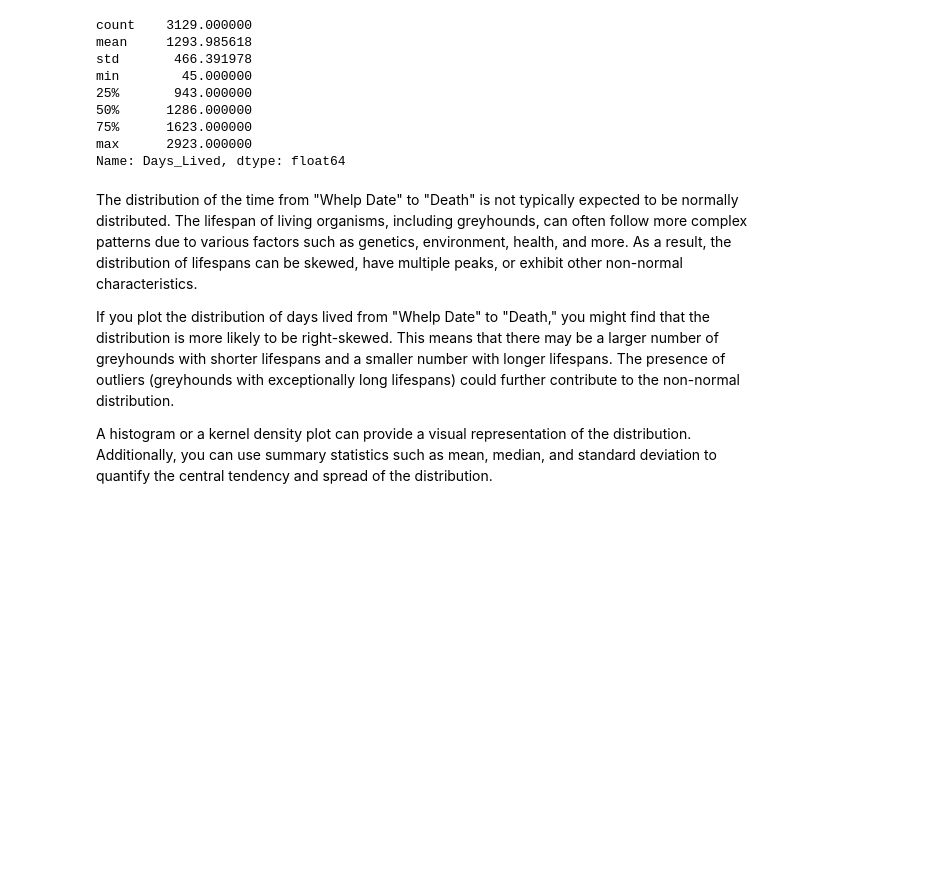
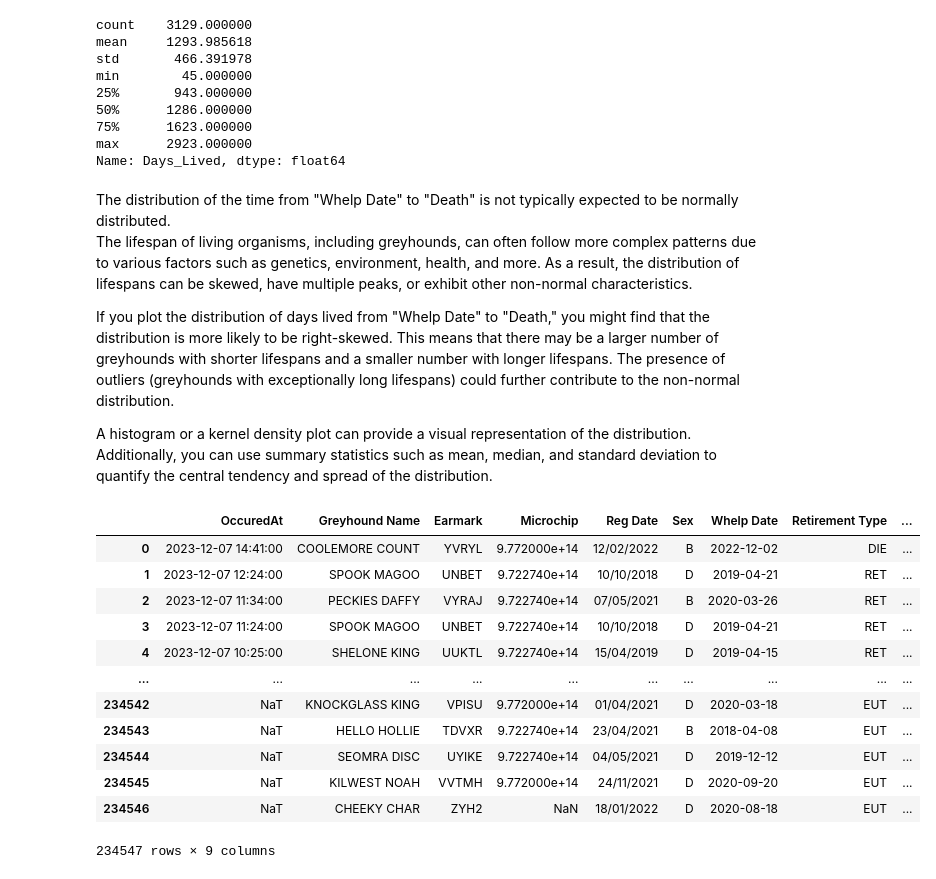
Before and after one commit to sba22178/capstone2023, a Jupyter notebook: Adding the status cloumn.ipynb, the cells around one changed output. Drawn from its saved outputs; the diff is of its cells as text; code cells hidden in the pictures; blank space fills up the shorter version.

```diff
--- a/Adding the status cloumn.ipynb
+++ b/Adding the status cloumn.ipynb
@@ -226,8 +226,24 @@ min        45.000000
 max      2923.000000
 Name: Days_Lived, dtype: float64
 # %% [markdown]
-The distribution of the time from "Whelp Date" to "Death" is not typically expected to be normally distributed. The lifespan of living organisms, including greyhounds, can often follow more complex patterns due to various factors such as genetics, environment, health, and more. As a result, the distribution of lifespans can be skewed, have multiple peaks, or exhibit other non-normal characteristics.
+The distribution of the time from "Whelp Date" to "Death" is not typically expected to be normally distributed.<BR> The lifespan of living organisms, including greyhounds, can often follow more complex patterns due to various factors such as genetics, environment, health, and more. As a result, the distribution of lifespans can be skewed, have multiple peaks, or exhibit other non-normal characteristics.
 
 If you plot the distribution of days lived from "Whelp Date" to "Death," you might find that the distribution is more likely to be right-skewed. This means that there may be a larger number of greyhounds with shorter lifespans and a smaller number with longer lifespans. The presence of outliers (greyhounds with exceptionally long lifespans) could further contribute to the non-normal distribution.
 
 A histogram or a kernel density plot can provide a visual representation of the distribution. Additionally, you can use summary statistics such as mean, median, and standard deviation to quantify the central tendency and spread of the distribution.
+# %%
+df
+# %% [output]
+|  | OccuredAt | Greyhound Name | Earmark | Microchip | Reg Date | Sex | Whelp Date | Retirement Type | ... |
+| 0 | 2023-12-07 14:41:00 | COOLEMORE COUNT | YVRYL | 9.772000e+14 | 12/02/2022 | B | 2022-12-02 | DIE | ... |
+| 1 | 2023-12-07 12:24:00 | SPOOK MAGOO | UNBET | 9.722740e+14 | 10/10/2018 | D | 2019-04-21 | RET | ... |
+| 2 | 2023-12-07 11:34:00 | PECKIES DAFFY | VYRAJ | 9.722740e+14 | 07/05/2021 | B | 2020-03-26 | RET | ... |
+| 3 | 2023-12-07 11:24:00 | SPOOK MAGOO | UNBET | 9.722740e+14 | 10/10/2018 | D | 2019-04-21 | RET | ... |
+| 4 | 2023-12-07 10:25:00 | SHELONE KING | UUKTL | 9.722740e+14 | 15/04/2019 | D | 2019-04-15 | RET | ... |
+| ... | ... | ... | ... | ... | ... | ... | ... | ... | ... |
+| 234542 | NaT | KNOCKGLASS KING | VPISU | 9.772000e+14 | 01/04/2021 | D | 2020-03-18 | EUT | ... |
+| 234543 | NaT | HELLO HOLLIE | TDVXR | 9.722740e+14 | 23/04/2021 | B | 2018-04-08 | EUT | ... |
+| 234544 | NaT | SEOMRA DISC | UYIKE | 9.722740e+14 | 04/05/2021 | D | 2019-12-12 | EUT | ... |
+| 234545 | NaT | KILWEST NOAH | VVTMH | 9.772000e+14 | 24/11/2021 | D | 2020-09-20 | EUT | ... |
+| 234546 | NaT | CHEEKY CHAR | ZYH2 | NaN | 18/01/2022 | D | 2020-08-18 | EUT | ... |
+234547 rows × 9 columns
```
Also changed, not shown: parts of 10 cells of this notebook.
